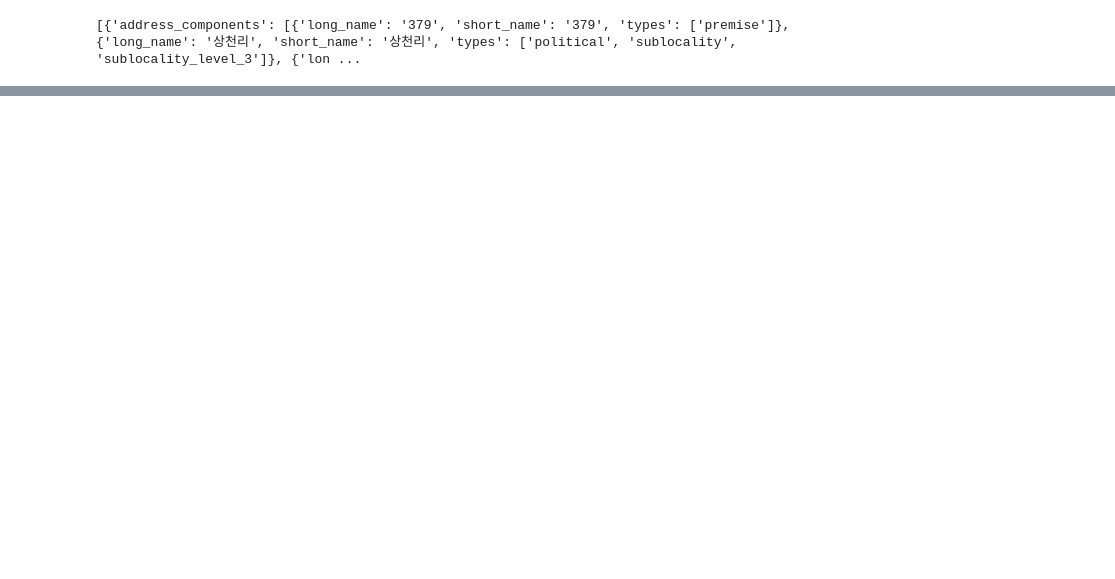
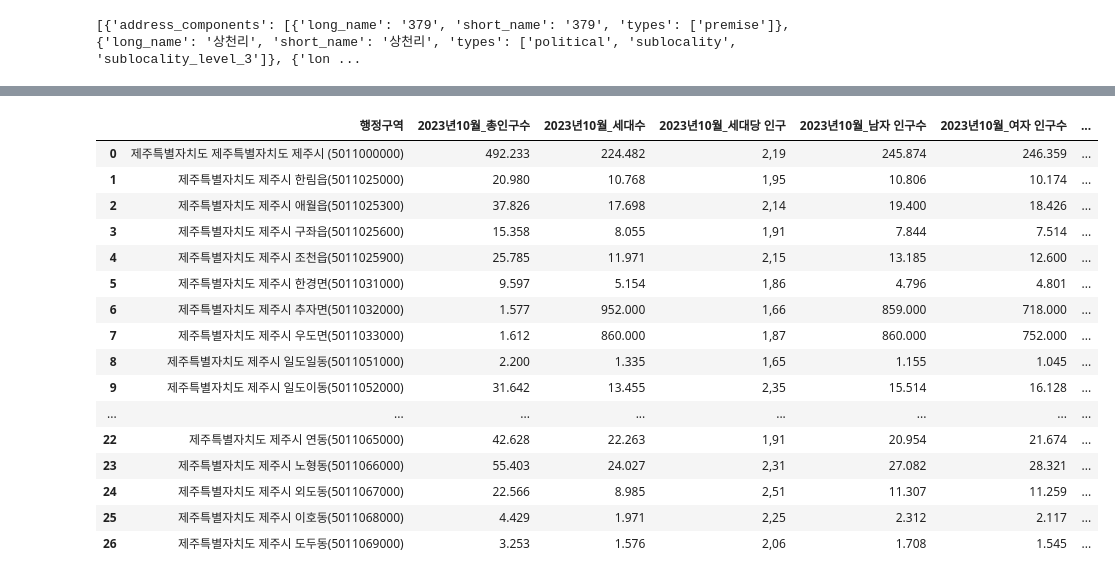
Before and after one commit to DongmyeongBack/road_network, a Jupyter notebook: road_population.ipynb, the cells around one changed output, grey strips where cells are left out. Saved outputs shown, nothing was run; the diff lists cells and outputs as text; code cells hidden in the pictures; blank space fills up the shorter version.

Commit message:
average populatio

```diff
--- a/road_population.ipynb
+++ b/road_population.ipynb
@@ -56,0 +63,21 @@ ParserError: Error tokenizing data. C error: Expected 3 fields in line 37, saw 4
+# %%
+population = pd.read_csv('data/제주시_주민등록인구및세대현황 final.csv', encoding='utf-8', sep=';')
+population
+# %% [output]
+|  | 행정구역 | 2023년10월_총인구수 | 2023년10월_세대수 | 2023년10월_세대당 인구 | 2023년10월_남자 인구수 | 2023년10월_여자 인구수 | ... |
+| 0 | 제주특별자치도 제주특별자치도 제주시 (5011000000) | 492.233 | 224.482 | 2,19 | 245.874 | 246.359 | ... |
+| 1 | 제주특별자치도 제주시 한림읍(5011025000) | 20.980 | 10.768 | 1,95 | 10.806 | 10.174 | ... |
+| 2 | 제주특별자치도 제주시 애월읍(5011025300) | 37.826 | 17.698 | 2,14 | 19.400 | 18.426 | ... |
+| 3 | 제주특별자치도 제주시 구좌읍(5011025600) | 15.358 | 8.055 | 1,91 | 7.844 | 7.514 | ... |
+| 4 | 제주특별자치도 제주시 조천읍(5011025900) | 25.785 | 11.971 | 2,15 | 13.185 | 12.600 | ... |
+| 5 | 제주특별자치도 제주시 한경면(5011031000) | 9.597 | 5.154 | 1,86 | 4.796 | 4.801 | ... |
+| 6 | 제주특별자치도 제주시 추자면(5011032000) | 1.577 | 952.000 | 1,66 | 859.000 | 718.000 | ... |
+| 7 | 제주특별자치도 제주시 우도면(5011033000) | 1.612 | 860.000 | 1,87 | 860.000 | 752.000 | ... |
+| 8 | 제주특별자치도 제주시 일도일동(5011051000) | 2.200 | 1.335 | 1,65 | 1.155 | 1.045 | ... |
+| 9 | 제주특별자치도 제주시 일도이동(5011052000) | 31.642 | 13.455 | 2,35 | 15.514 | 16.128 | ... |
+| ... | ... | ... | ... | ... | ... | ... | ... |
+| 22 | 제주특별자치도 제주시 연동(5011065000) | 42.628 | 22.263 | 1,91 | 20.954 | 21.674 | ... |
+| 23 | 제주특별자치도 제주시 노형동(5011066000) | 55.403 | 24.027 | 2,31 | 27.082 | 28.321 | ... |
+| 24 | 제주특별자치도 제주시 외도동(5011067000) | 22.566 | 8.985 | 2,51 | 11.307 | 11.259 | ... |
+| 25 | 제주특별자치도 제주시 이호동(5011068000) | 4.429 | 1.971 | 2,25 | 2.312 | 2.117 | ... |
+| 26 | 제주특별자치도 제주시 도두동(5011069000) | 3.253 | 1.576 | 2,06 | 1.708 | 1.545 | ... |
```
Also changed, not shown: parts of 8 cells of this notebook, 5 other files.
